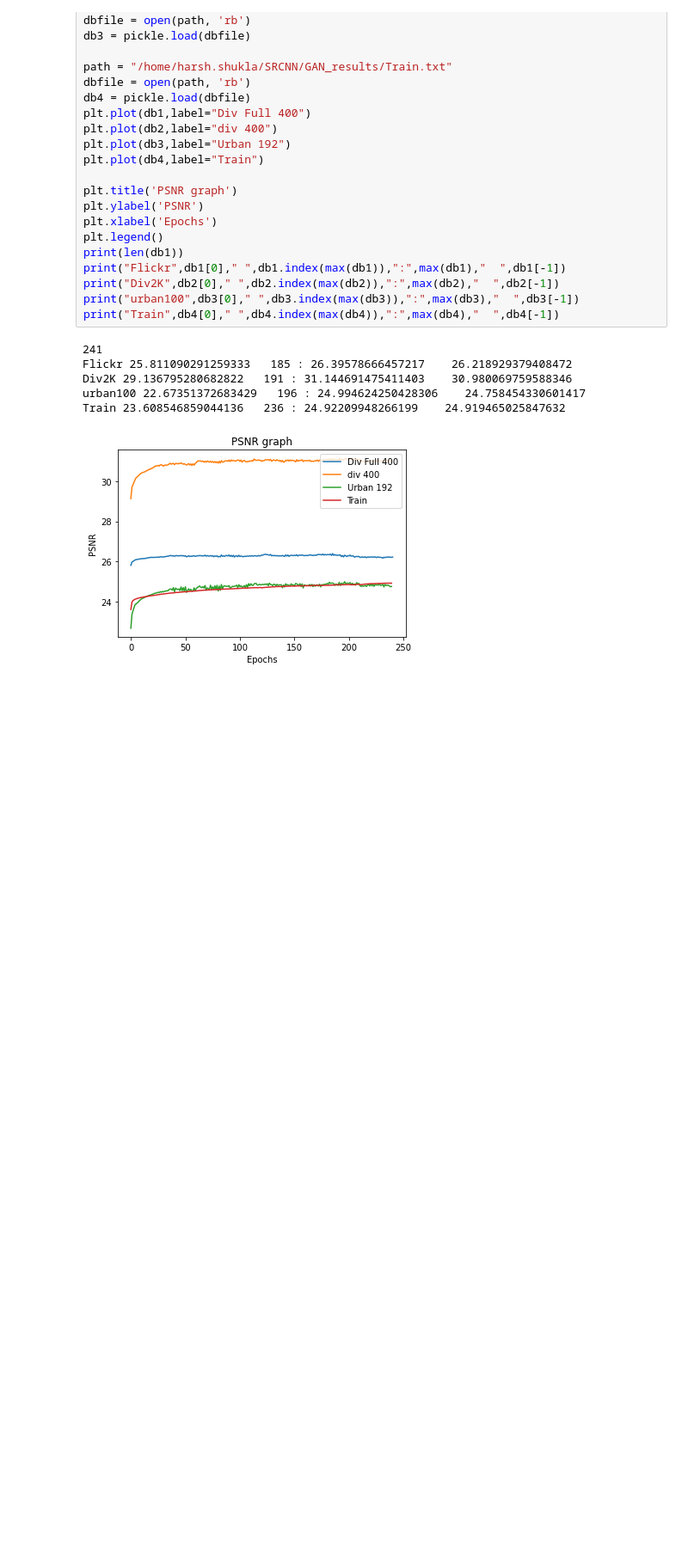
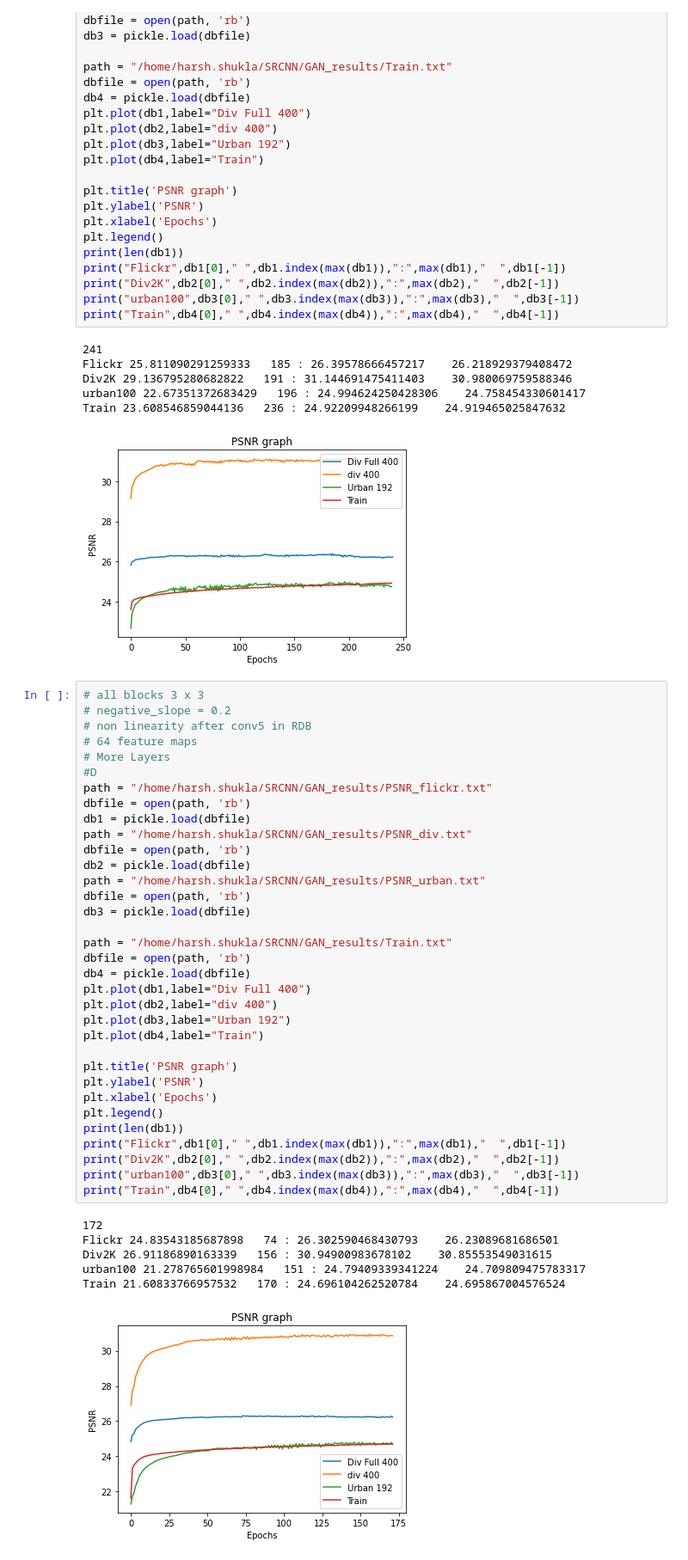
Before and after one commit to Shrsh/Super_Resolution_Networks, a Jupyter notebook: Graphs.ipynb, the cells around one changed output. Shown at 86% size. Saved outputs shown, nothing was run; the diff lists cells and outputs as text; blank space fills up the shorter version.

Commit message:
Final PSNR Based

```diff
--- a/Graphs.ipynb
+++ b/Graphs.ipynb
@@ -2883,3 +2883,44 @@ Div2K 29.136795280682822   191 : 31.144691475411403    30.980069759588346
 urban100 22.67351372683429   196 : 24.994624250428306    24.758454330601417
 Train 23.608546859044136   236 : 24.92209948266199    24.919465025847632
 [figure]
+# %%
+# all blocks 3 x 3
+# negative_slope = 0.2
+# non linearity after conv5 in RDB
+# 64 feature maps
+# More Layers
+#D
+path = "/home/harsh.shukla/SRCNN/GAN_results/PSNR_flickr.txt"
+dbfile = open(path, 'rb')
+db1 = pickle.load(dbfile)
+path = "/home/harsh.shukla/SRCNN/GAN_results/PSNR_div.txt"
+dbfile = open(path, 'rb')
+db2 = pickle.load(dbfile)
+path = "/home/harsh.shukla/SRCNN/GAN_results/PSNR_urban.txt"
+dbfile = open(path, 'rb')
+db3 = pickle.load(dbfile)
+
+path = "/home/harsh.shukla/SRCNN/GAN_results/Train.txt"
+dbfile = open(path, 'rb')
+db4 = pickle.load(dbfile)
+plt.plot(db1,label="Div Full 400")
+plt.plot(db2,label="div 400")
+plt.plot(db3,label="Urban 192")
+plt.plot(db4,label="Train")
+
+plt.title('PSNR graph')
+plt.ylabel('PSNR')
+plt.xlabel('Epochs')
+plt.legend()
+print(len(db1))
+print("Flickr",db1[0]," ",db1.index(max(db1)),":",max(db1),"  ",db1[-1])
+print("Div2K",db2[0]," ",db2.index(max(db2)),":",max(db2),"  ",db2[-1])
+print("urban100",db3[0]," ",db3.index(max(db3)),":",max(db3),"  ",db3[-1])
+print("Train",db4[0]," ",db4.index(max(db4)),":",max(db4),"  ",db4[-1])
+# %% [output]
+172
+Flickr 24.83543185687898   74 : 26.302590468430793    26.23089681686501
+Div2K 26.91186890163339   156 : 30.94900983678102    30.85553549031615
+urban100 21.278765601998984   151 : 24.79409339341224    24.709809475783317
+Train 21.60833766957532   170 : 24.696104262520784    24.695867004576524
+[figure, added]
```
Also changed, not shown: parts of 1 cell of this notebook, 30 other files.
